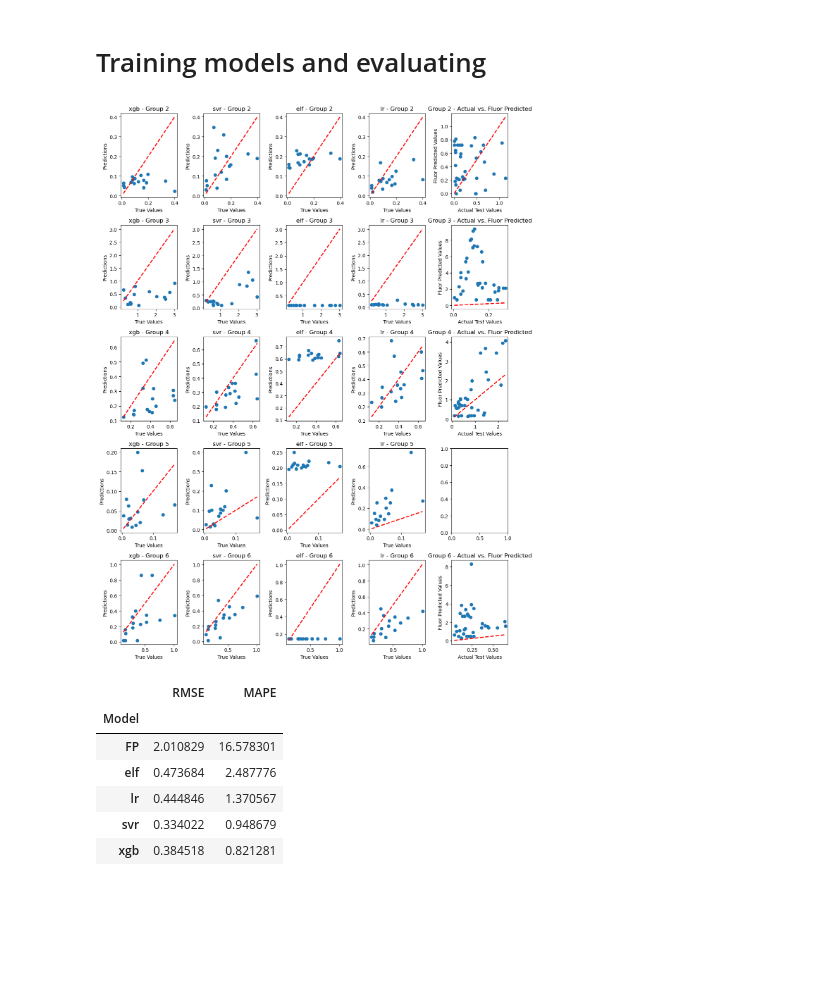
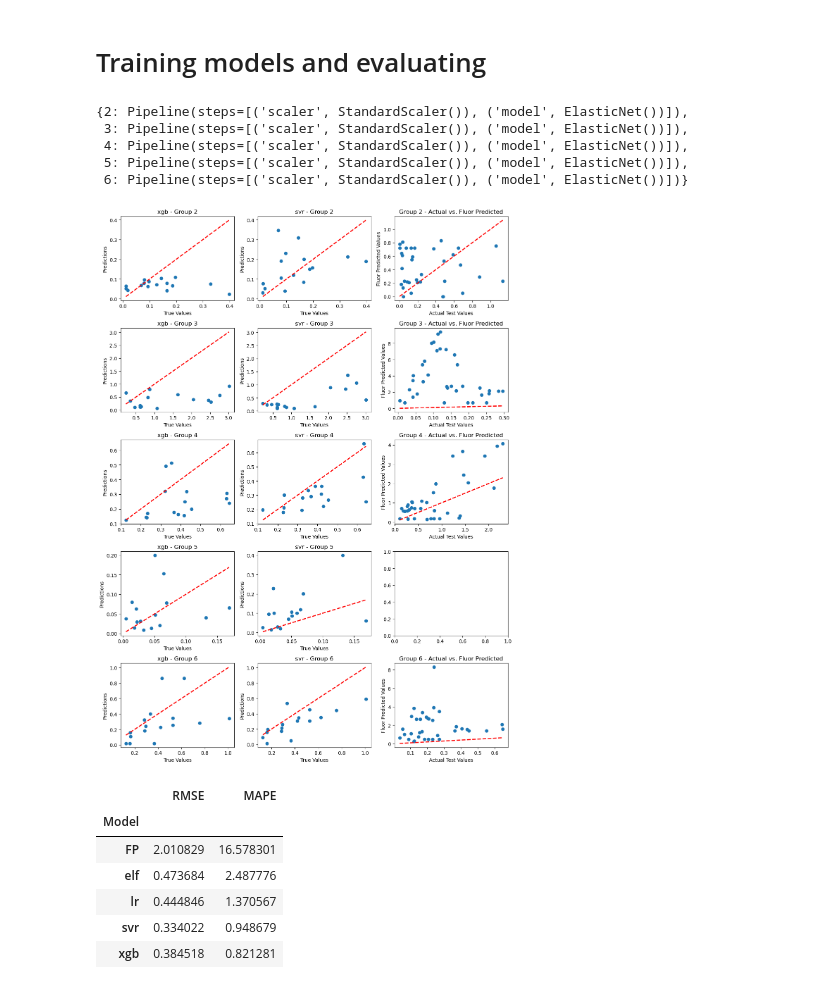
Before and after one commit to dvirla/KinneretPhytoBiomass, a Jupyter notebook: eda_and_models.ipynb, the cells around one changed output. Saved outputs shown, nothing was run; the diff lists cells and outputs as text; code cells hidden in the pictures; blank space fills up the shorter version.

Commit message:
all comparison methods are complete, need to compare different pipelines

```diff
--- a/eda_and_models.ipynb
+++ b/eda_and_models.ipynb
@@ -257,10 +255,19 @@ for model_name, best_group_params_fixed in best_group_params_per_model_fixed.ite
 
 
 regression_models['lr'], _ = train('lr', merged_train, test_size=0.0, biomass_fn=np.log)
+# %%
+regression_models.pop('lr')
+regression_models.pop('elf')
+# %% [output]
+{2: Pipeline(steps=[('scaler', StandardScaler()), ('model', ElasticNet())]),
+ 3: Pipeline(steps=[('scaler', StandardScaler()), ('model', ElasticNet())]),
+ 4: Pipeline(steps=[('scaler', StandardScaler()), ('model', ElasticNet())]),
+ 5: Pipeline(steps=[('scaler', StandardScaler()), ('model', ElasticNet())]),
+ 6: Pipeline(steps=[('scaler', StandardScaler()), ('model', ElasticNet())])}
 # %%
-comparing_df = compare_all_models(regression_models, merged_val.drop(['year', 'Depth', 'week', 'month'], axis=1), fluor_test_df, fluor_groups_map, predictions_fn=np.exp)
+comparing_df = compare_all_models(regression_models, merged_val.drop(['year', 'Depth', 'week', 'month'], axis=1), fluor_test_df, fluor_groups_map, predictions_fn=np.exp, model_names=['xgb', 'svr'])
 # %% [output]
-[figure, old version]
+[figure, new version]
 # %%
 comparing_df.groupby('Model').mean()[['RMSE', 'MAPE']]
 # %% [output]
```
Also changed, not shown: parts of 16 cells of this notebook.
